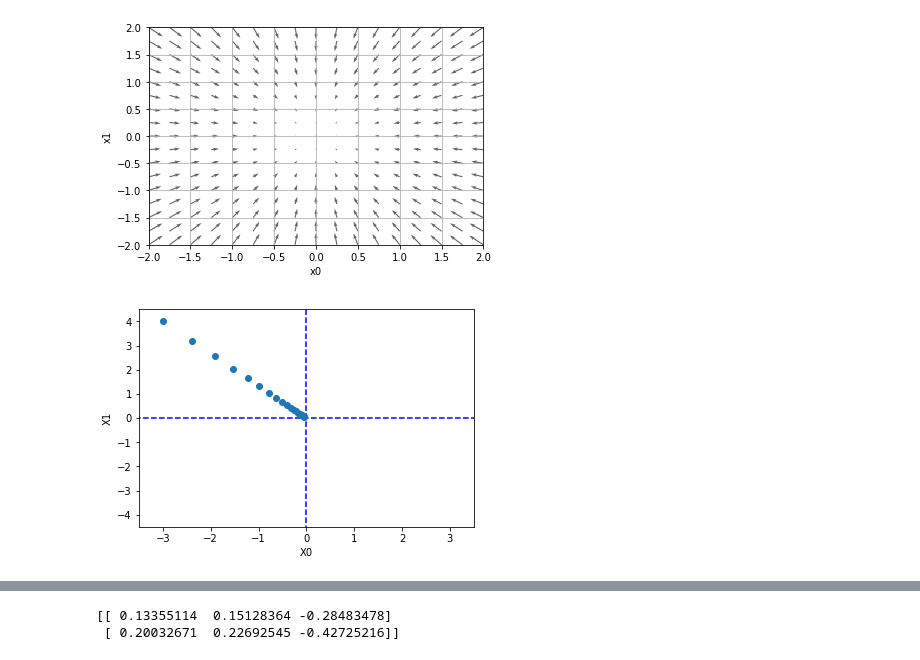
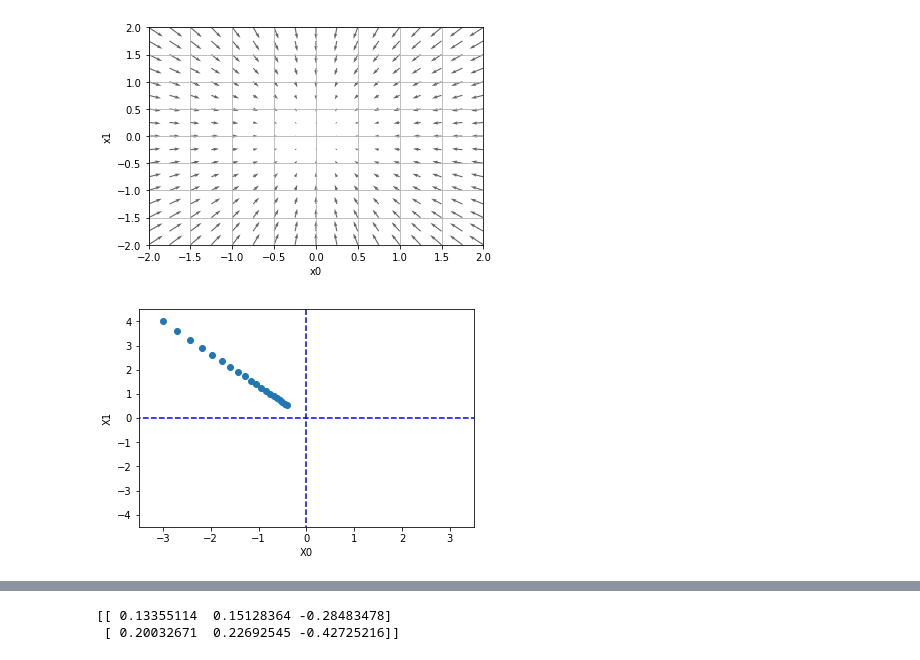
Before and after one commit to MartinPons/jupnb, a Jupyter notebook: ch01/ch04.ipynb, the cells around one changed output, grey strips where cells are left out. Cells and saved outputs as stored; diff of their text form; code cells hidden in the pictures.

```diff
--- a/ch01/ch04.ipynb
+++ b/ch01/ch04.ipynb
@@ -121,33 +121,33 @@ def gradient_descent(f, init_x, lr=0.01, step_num=100):
     x = init_x
     x_history = []
 
     for i in range(step_num):
         x_history.append( x.copy() )
 
         grad = numerical_gradient(f, x)
         x -= lr * grad
 
     return x, np.array(x_history)
 
 
 def function_2(x):
     return x[0]**2 + x[1]**2
 
 init_x = np.array([-3.0, 4.0])
 
-lr = 0.1
+lr = 0.05
 step_num = 20
 x, x_history = gradient_descent(function_2, init_x, lr=lr, step_num=step_num)
 
 plt.plot( [-5, 5], [0,0], '--b')
 plt.plot( [0,0], [-5, 5], '--b')
 plt.plot(x_history[:,0], x_history[:,1], 'o')
 
 plt.xlim(-3.5, 3.5)
 plt.ylim(-4.5, 4.5)
 plt.xlabel("X0")
 plt.ylabel("X1")
 plt.show()
 # %% [output]
-[figure, old version]
+[figure, new version]
 # %%
```
Also changed, not shown: parts of 2 cells of this notebook.
